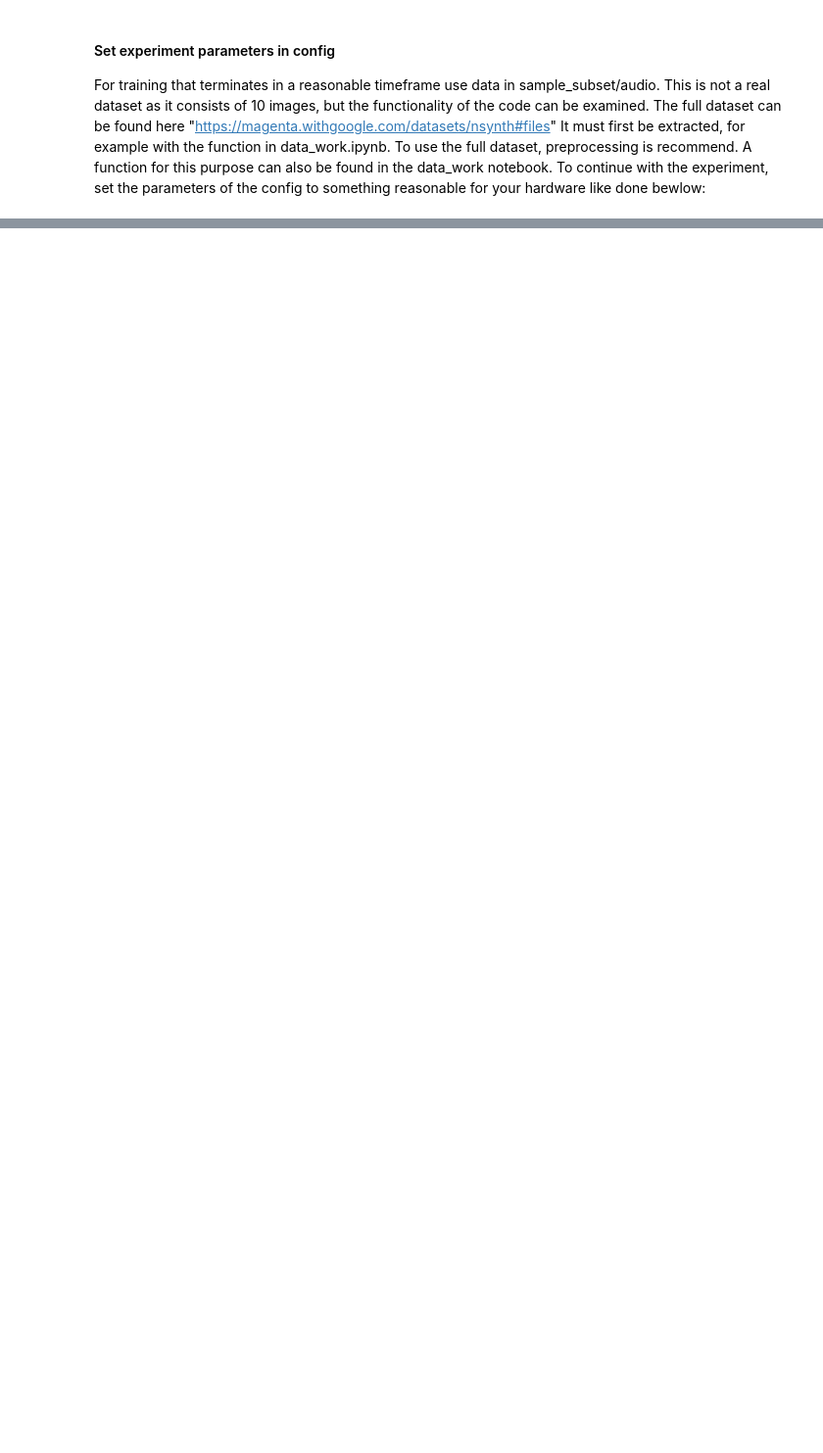
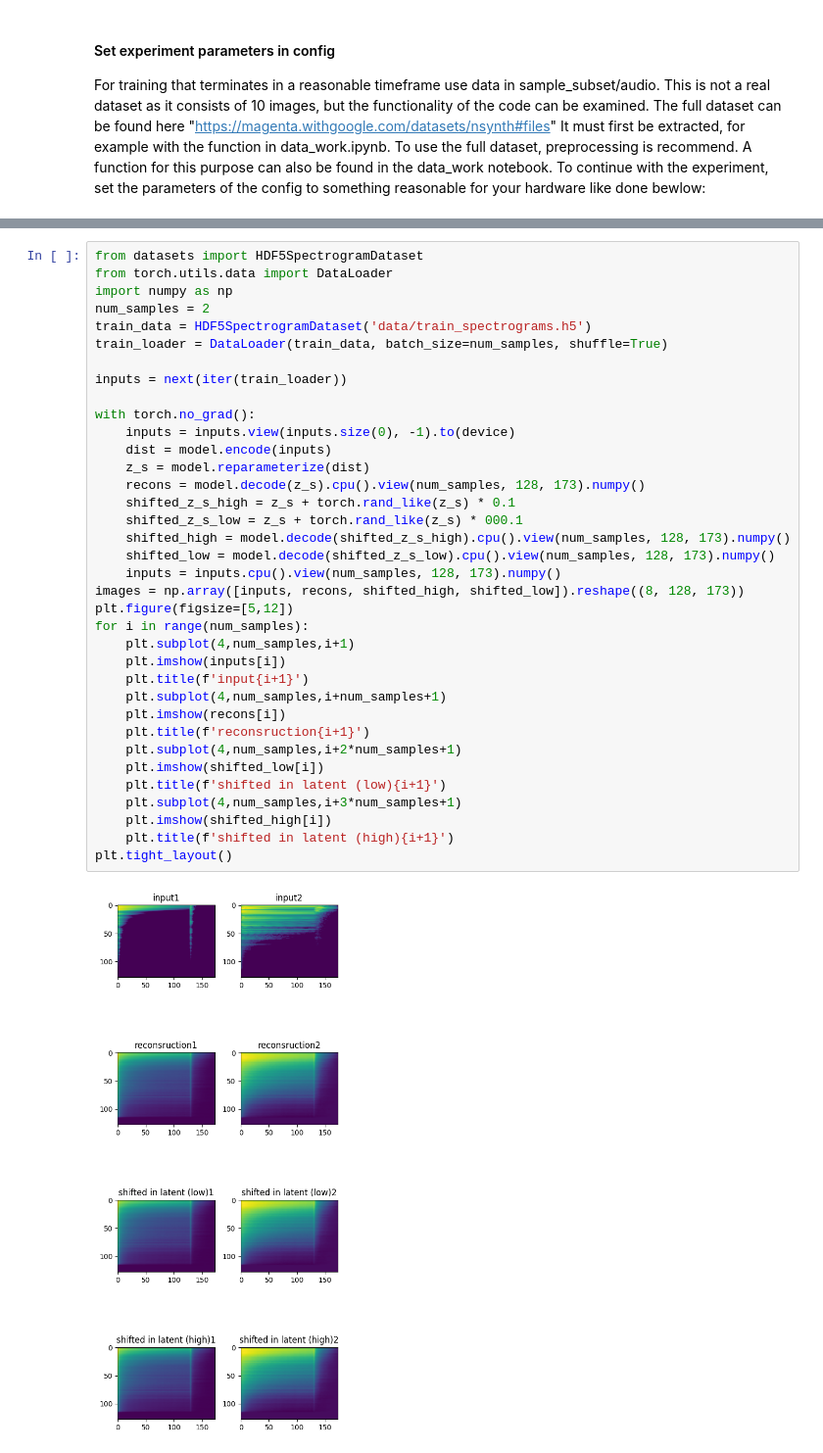
Before and after one commit to Elias-desig/wewantCNNs_project, a Jupyter notebook: model_prototyping.ipynb, the cells around one changed output, grey strips where cells are left out. Shown: that part at 98% size. Drawn from its saved outputs; the diff is of its cells as text; blank space fills up the shorter version.

```diff
--- a/model_prototyping.ipynb
+++ b/model_prototyping.ipynb
@@ -75,0 +106,38 @@ Epoch 11/50
+# %%
+from datasets import HDF5SpectrogramDataset
+from torch.utils.data import DataLoader
+import numpy as np
+num_samples = 2
+train_data = HDF5SpectrogramDataset('data/train_spectrograms.h5')
+train_loader = DataLoader(train_data, batch_size=num_samples, shuffle=True)
+
+inputs = next(iter(train_loader))
+
+with torch.no_grad():
+    inputs = inputs.view(inputs.size(0), -1).to(device)
+    dist = model.encode(inputs)
+    z_s = model.reparameterize(dist)
+    recons = model.decode(z_s).cpu().view(num_samples, 128, 173).numpy()
+    shifted_z_s_high = z_s + torch.rand_like(z_s) * 0.1
+    shifted_z_s_low = z_s + torch.rand_like(z_s) * 000.1
+    shifted_high = model.decode(shifted_z_s_high).cpu().view(num_samples, 128, 173).numpy()
+    shifted_low = model.decode(shifted_z_s_low).cpu().view(num_samples, 128, 173).numpy()
+    inputs = inputs.cpu().view(num_samples, 128, 173).numpy()
+images = np.array([inputs, recons, shifted_high, shifted_low]).reshape((8, 128, 173))
+plt.figure(figsize=[5,12])
+for i in range(num_samples):
+    plt.subplot(4,num_samples,i+1)
+    plt.imshow(inputs[i])
+    plt.title(f'input{i+1}')
+    plt.subplot(4,num_samples,i+num_samples+1)
+    plt.imshow(recons[i])
+    plt.title(f'reconsruction{i+1}')
+    plt.subplot(4,num_samples,i+2*num_samples+1)
+    plt.imshow(shifted_low[i])
+    plt.title(f'shifted in latent (low){i+1}')
+    plt.subplot(4,num_samples,i+3*num_samples+1)
+    plt.imshow(shifted_high[i])
+    plt.title(f'shifted in latent (high){i+1}')
+plt.tight_layout()
+# %% [output]
+[figure, added]
```
Also changed, not shown: parts of 4 cells of this notebook, 7 other files.
